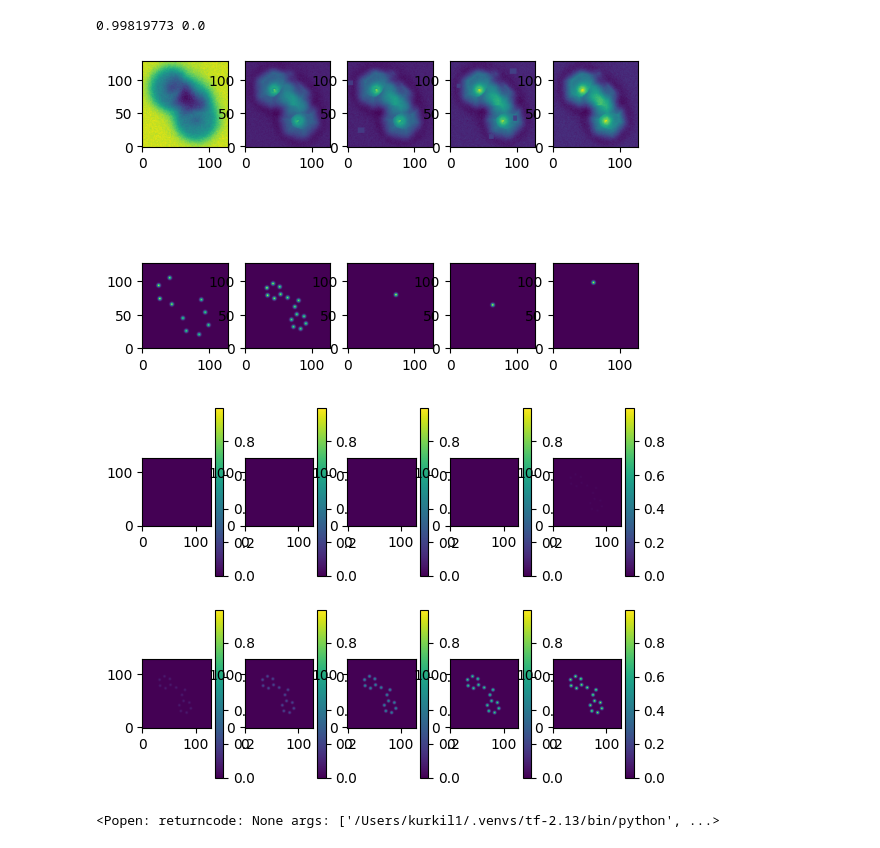
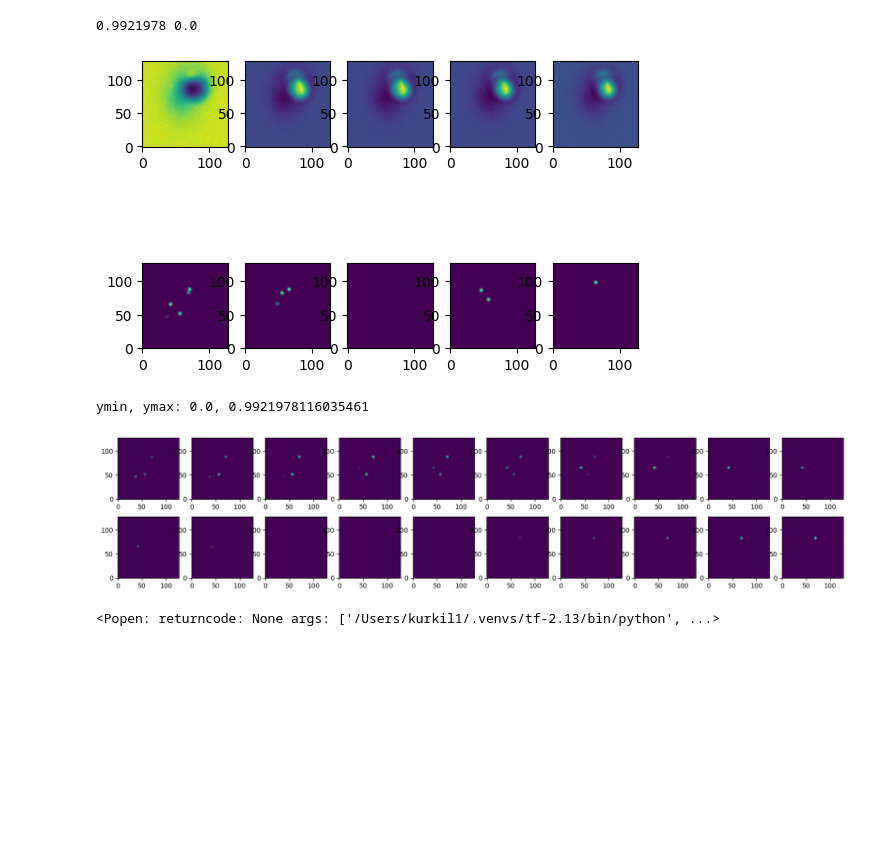
Before and after one commit to LauriKurki/molecule-net, a Jupyter notebook: notebooks/test_input_pipeline.ipynb, the cells around one changed output. Saved outputs shown, nothing was run; the diff lists cells and outputs as text; code cells hidden in the pictures; blank space fills up the shorter version.

```diff
--- a/notebooks/test_input_pipeline.ipynb
+++ b/notebooks/test_input_pipeline.ipynb
@@ -83,23 +81,25 @@ for i in range(5):
 ymax, ymin = y.max(), y.min()
 for i in range(5):
     ax = plt.subplot(2, 5, 5 + i + 1)
-    plt.imshow(y[..., 0,i], origin='lower')
+    plt.imshow(y[..., i].sum(axis=-1), origin='lower')
 
 print(ymax, ymin)
 # %% [output]
-0.99819773 0.0
+0.9921978 0.0
-[figure, old version]
+[figure, new version]
 # %%
 # Plot entire stack of y[..., -1]
-channel = 1
+channel = 0
+ymin, ymax = y.min(), y.max()
+print(f"ymin, ymax: {ymin}, {ymax}")
 
-ymin, ymax = y.min(), y.max()
-for i in range(10):
-    ax = plt.subplot(2, 5, i + 1)
+fig = plt.figure(figsize=(20, 4))
+for i in range(20):
+    ax = plt.subplot(2, 10, i + 1)
     im = plt.imshow(y[..., i, channel], origin='lower', vmin=ymin, vmax=ymax)
-    plt.colorbar(im)
 # %% [output]
+ymin, ymax: 0.0, 0.9921978116035461
-[figure, old version]
+[figure, new version]
 # %%
 mol = ase.Atoms(positions=xyz[:, :3], numbers=xyz[:, -1].astype(int))
 view(mol)
```
Also changed, not shown: parts of 2 cells of this notebook.
